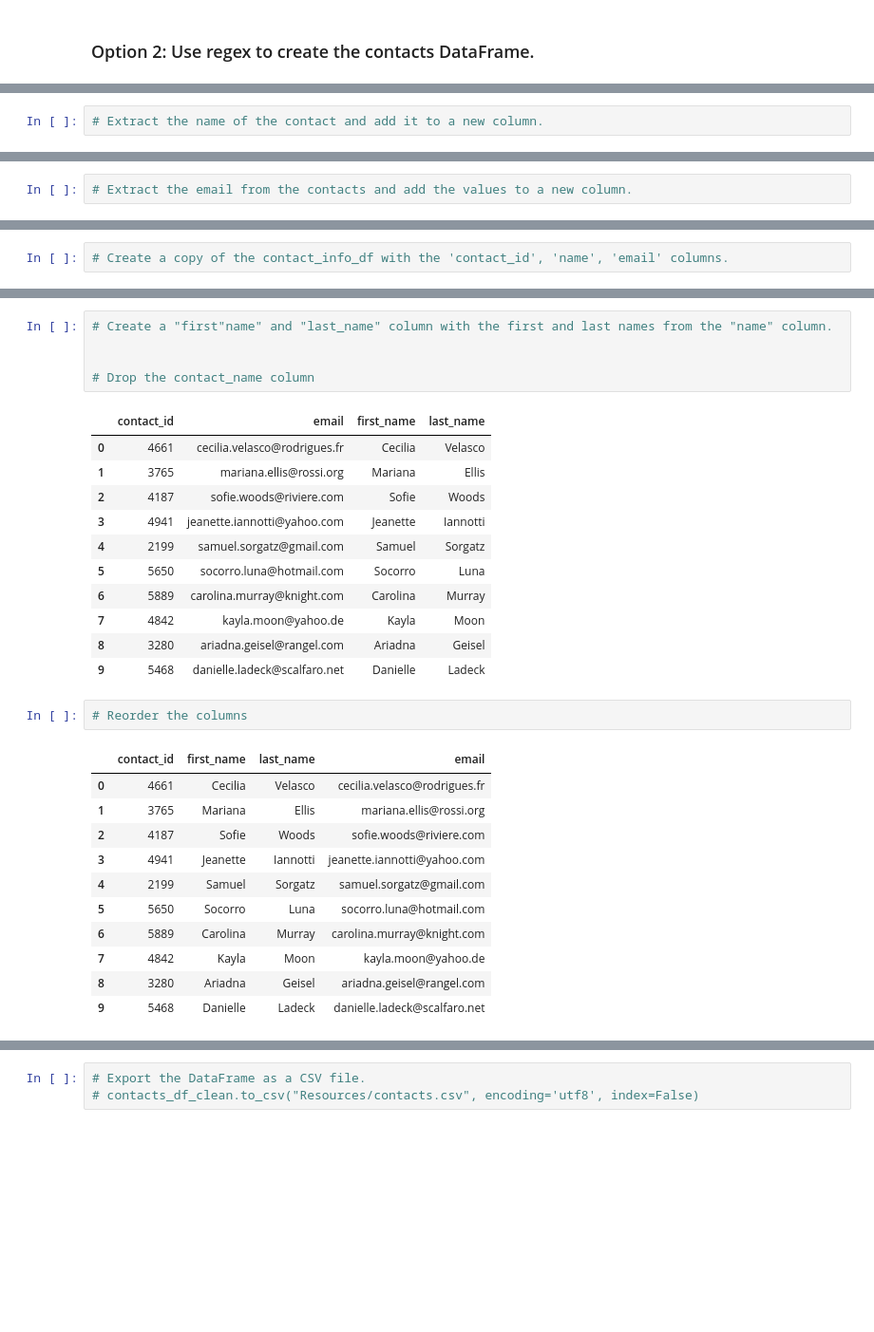
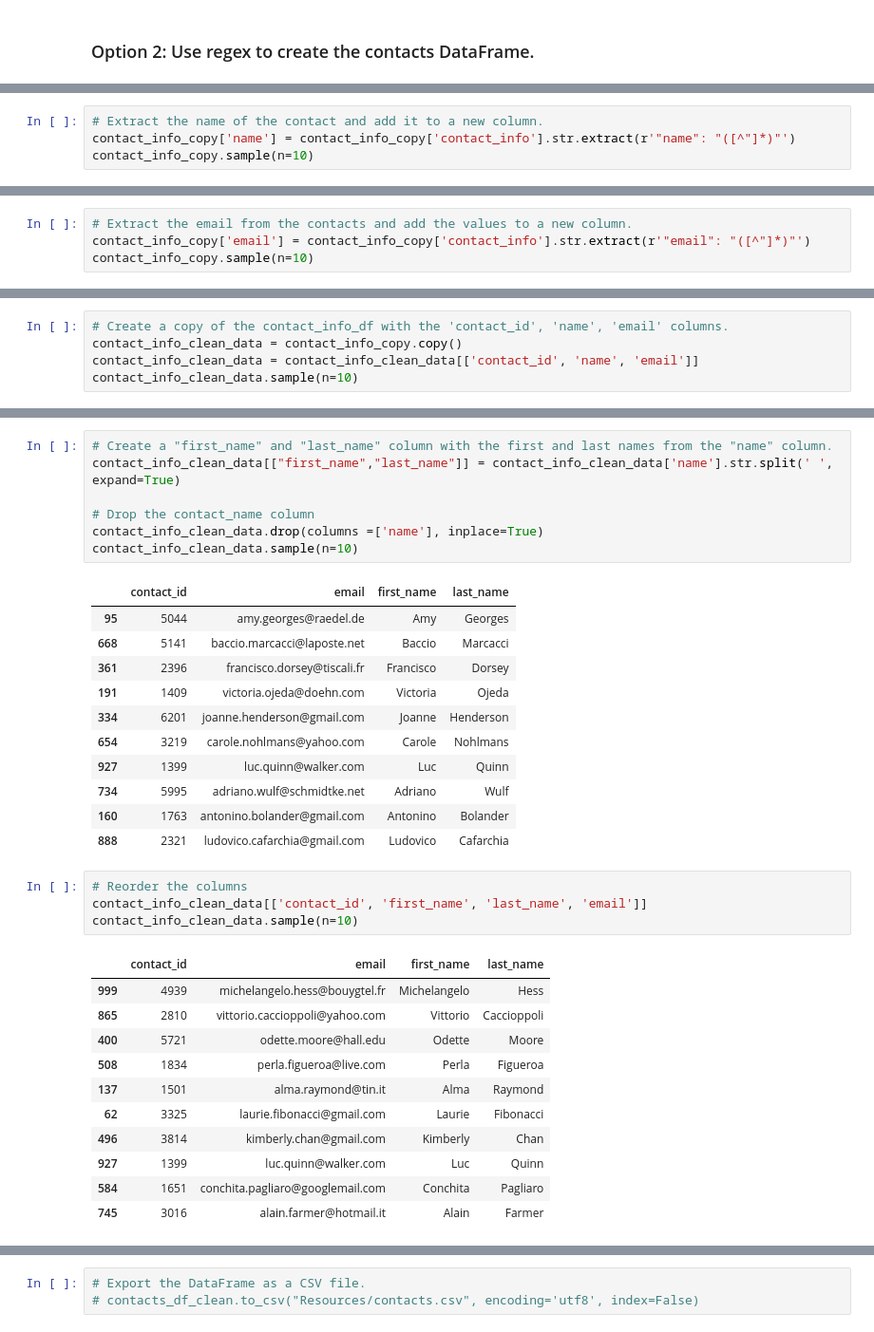
Before and after one commit to davisdw/Crowdfunding_Fundraiser_ETL, a Jupyter notebook: ETL_Mini_Project_Starter_Code.ipynb, the cells around one changed output, grey strips where cells are left out. Shown: that part at 95% size. Cells and saved outputs as stored; diff of their text form; blank space fills up the shorter version.

```diff
--- a/ETL_Mini_Project_Starter_Code.ipynb
+++ b/ETL_Mini_Project_Starter_Code.ipynb
@@ -425,5 +486,7 @@ dtypes: int64(1), object(1)
 memory usage: 15.8+ KB
 # %%
 # Extract the name of the contact and add it to a new column.
+contact_info_copy['name'] = contact_info_copy['contact_info'].str.extract(r'"name": "([^"]*)"')
+contact_info_copy.sample(n=10)
 # %% [output]
 |  | contact_info | contact_id | name |
@@ -440,4 +503,6 @@ memory usage: 15.8+ KB
 # %%
 # Extract the email from the contacts and add the values to a new column.
+contact_info_copy['email'] = contact_info_copy['contact_info'].str.extract(r'"email": "([^"]*)"')
+contact_info_copy.sample(n=10)
 # %% [output]
 |  | contact_info | contact_id | name | email |
@@ -454,4 +519,7 @@ memory usage: 15.8+ KB
 # %%
 # Create a copy of the contact_info_df with the 'contact_id', 'name', 'email' columns.
+contact_info_clean_data = contact_info_copy.copy()
+contact_info_clean_data = contact_info_clean_data[['contact_id', 'name', 'email']]
+contact_info_clean_data.sample(n=10)
 # %% [output]
 |  | contact_id | name | email |
@@ -468,33 +536,37 @@ memory usage: 15.8+ KB
 # %%
-# Create a "first"name" and "last_name" column with the first and last names from the "name" column.
-
+# Create a "first_name" and "last_name" column with the first and last names from the "name" column.
+contact_info_clean_data[["first_name","last_name"]] = contact_info_clean_data['name'].str.split(' ', expand=True)
 
 # Drop the contact_name column
+contact_info_clean_data.drop(columns =['name'], inplace=True)
+contact_info_clean_data.sample(n=10)
 # %% [output]
 |  | contact_id | email | first_name | last_name |
-| 0 | 4661 | cecilia.velasco@rodrigues.fr | Cecilia | Velasco |
-| 1 | 3765 | mariana.ellis@rossi.org | Mariana | Ellis |
-| 2 | 4187 | sofie.woods@riviere.com | Sofie | Woods |
-| 3 | 4941 | jeanette.iannotti@yahoo.com | Jeanette | Iannotti |
-| 4 | 2199 | samuel.sorgatz@gmail.com | Samuel | Sorgatz |
-| 5 | 5650 | socorro.luna@hotmail.com | Socorro | Luna |
-| 6 | 5889 | carolina.murray@knight.com | Carolina | Murray |
-| 7 | 4842 | kayla.moon@yahoo.de | Kayla | Moon |
-| 8 | 3280 | ariadna.geisel@rangel.com | Ariadna | Geisel |
-| 9 | 5468 | danielle.ladeck@scalfaro.net | Danielle | Ladeck |
+| 95 | 5044 | amy.georges@raedel.de | Amy | Georges |
+| 668 | 5141 | baccio.marcacci@laposte.net | Baccio | Marcacci |
+| 361 | 2396 | francisco.dorsey@tiscali.fr | Francisco | Dorsey |
+| 191 | 1409 | victoria.ojeda@doehn.com | Victoria | Ojeda |
+| 334 | 6201 | joanne.henderson@gmail.com | Joanne | Henderson |
+| 654 | 3219 | carole.nohlmans@yahoo.com | Carole | Nohlmans |
+| 927 | 1399 | luc.quinn@walker.com | Luc | Quinn |
+| 734 | 5995 | adriano.wulf@schmidtke.net | Adriano | Wulf |
+| 160 | 1763 | antonino.bolander@gmail.com | Antonino | Bolander |
+| 888 | 2321 | ludovico.cafarchia@gmail.com | Ludovico | Cafarchia |
 # %%
 # Reorder the columns
+contact_info_clean_data[['contact_id', 'first_name', 'last_name', 'email']]
+contact_info_clean_data.sample(n=10)
 # %% [output]
-|  | contact_id | first_name | last_name | email |
-| 0 | 4661 | Cecilia | Velasco | cecilia.velasco@rodrigues.fr |
-| 1 | 3765 | Mariana | Ellis | mariana.ellis@rossi.org |
-| 2 | 4187 | Sofie | Woods | sofie.woods@riviere.com |
-| 3 | 4941 | Jeanette | Iannotti | jeanette.iannotti@yahoo.com |
-| 4 | 2199 | Samuel | Sorgatz | samuel.sorgatz@gmail.com |
-| 5 | 5650 | Socorro | Luna | socorro.luna@hotmail.com |
-| 6 | 5889 | Carolina | Murray | carolina.murray@knight.com |
-| 7 | 4842 | Kayla | Moon | kayla.moon@yahoo.de |
-| 8 | 3280 | Ariadna | Geisel | ariadna.geisel@rangel.com |
-| 9 | 5468 | Danielle | Ladeck | danielle.ladeck@scalfaro.net |
+|  | contact_id | email | first_name | last_name |
+| 999 | 4939 | michelangelo.hess@bouygtel.fr | Michelangelo | Hess |
+| 865 | 2810 | vittorio.caccioppoli@yahoo.com | Vittorio | Caccioppoli |
+| 400 | 5721 | odette.moore@hall.edu | Odette | Moore |
+| 508 | 1834 | perla.figueroa@live.com | Perla | Figueroa |
+| 137 | 1501 | alma.raymond@tin.it | Alma | Raymond |
+| 62 | 3325 | laurie.fibonacci@gmail.com | Laurie | Fibonacci |
+| 496 | 3814 | kimberly.chan@gmail.com | Kimberly | Chan |
+| 927 | 1399 | luc.quinn@walker.com | Luc | Quinn |
+| 584 | 1651 | conchita.pagliaro@googlemail.com | Conchita | Pagliaro |
+| 745 | 3016 | alain.farmer@hotmail.it | Alain | Farmer |
 # %%
 # Check the datatypes one more time before exporting as CSV file.
```
Also changed, not shown: parts of 21 cells of this notebook, 1 other file.
